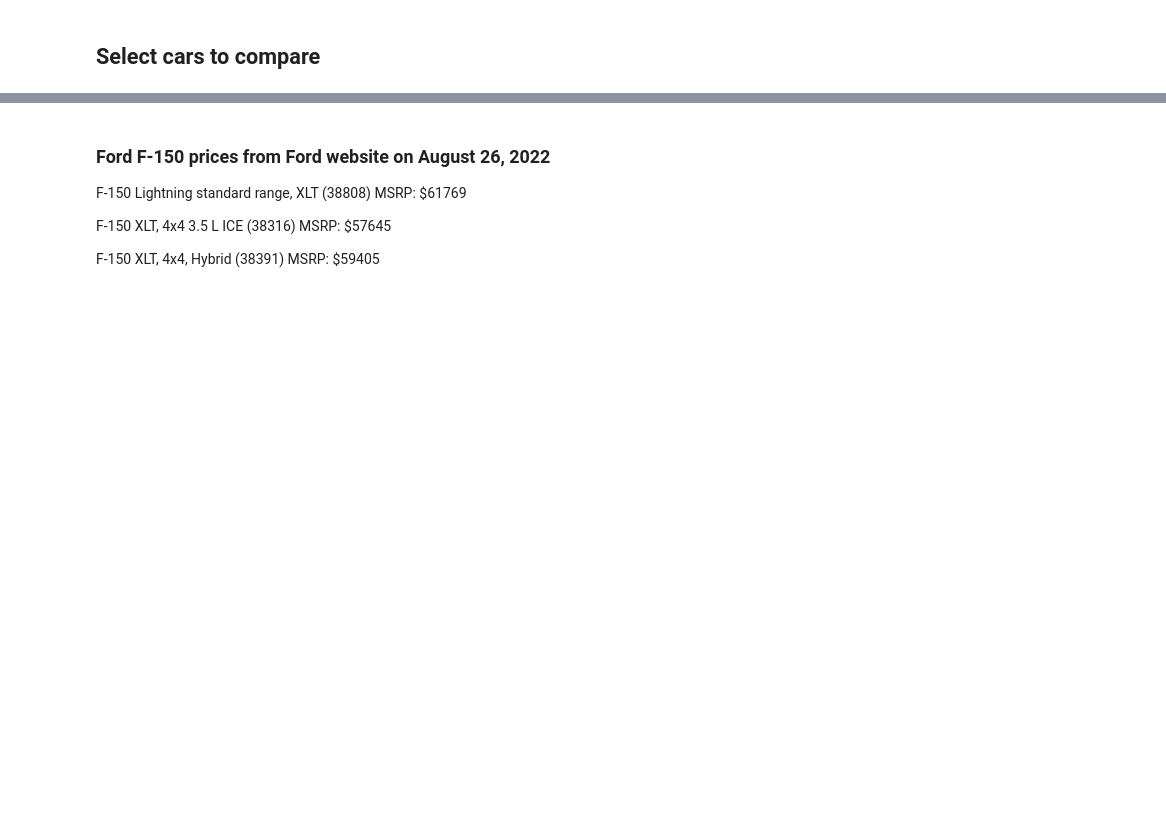
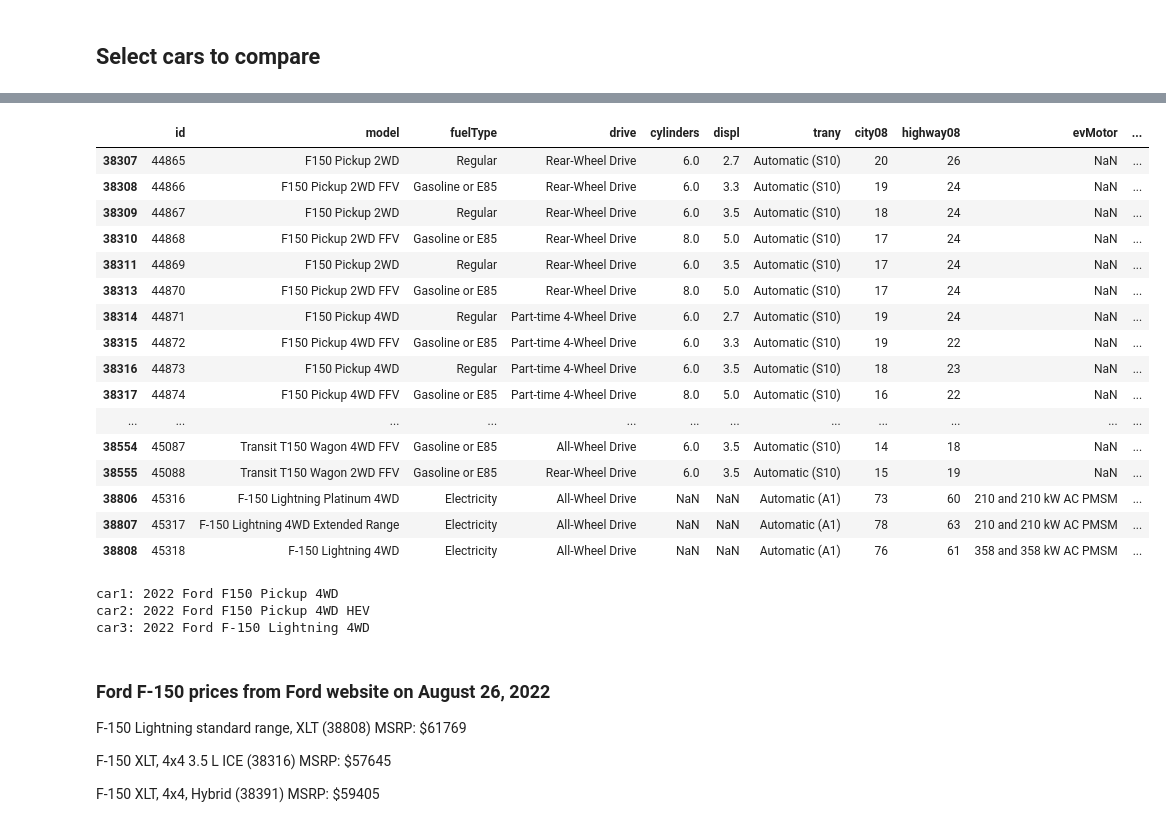
Before and after one commit to richardbradshaw/F-150-Fuel, a Jupyter notebook: F150_Analysis.ipynb, the cells around one changed output, grey strips where cells are left out. Saved outputs shown, nothing was run; the diff lists cells and outputs as text; code cells hidden in the pictures; blank space fills up the shorter version.

```diff
--- a/F150_Analysis.ipynb
+++ b/F150_Analysis.ipynb
@@ -125,3 +76,52 @@ select_car(2022, 'Ford', '150')
+# %%
+columns = ['id', 'model', 'fuelType', 'drive', 'cylinders', 'displ', 'trany', 'city08', 'highway08',
+                     'evMotor', 'rangeCity', 'rangeHwy']
+# %%
+cars[(cars['year'] == 2022) & (cars['make'] == 'Ford') & (cars['model'].str.contains('150'))][columns]
+# %% [output]
+|  | id | model | fuelType | drive | cylinders | displ | trany | city08 | highway08 | evMotor | ... |
+| 38307 | 44865 | F150 Pickup 2WD | Regular | Rear-Wheel Drive | 6.0 | 2.7 | Automatic (S10) | 20 | 26 | NaN | ... |
+| 38308 | 44866 | F150 Pickup 2WD FFV | Gasoline or E85 | Rear-Wheel Drive | 6.0 | 3.3 | Automatic (S10) | 19 | 24 | NaN | ... |
+| 38309 | 44867 | F150 Pickup 2WD | Regular | Rear-Wheel Drive | 6.0 | 3.5 | Automatic (S10) | 18 | 24 | NaN | ... |
+| 38310 | 44868 | F150 Pickup 2WD FFV | Gasoline or E85 | Rear-Wheel Drive | 8.0 | 5.0 | Automatic (S10) | 17 | 24 | NaN | ... |
+| 38311 | 44869 | F150 Pickup 2WD | Regular | Rear-Wheel Drive | 6.0 | 3.5 | Automatic (S10) | 17 | 24 | NaN | ... |
+| 38313 | 44870 | F150 Pickup 2WD FFV | Gasoline or E85 | Rear-Wheel Drive | 8.0 | 5.0 | Automatic (S10) | 17 | 24 | NaN | ... |
+| 38314 | 44871 | F150 Pickup 4WD | Regular | Part-time 4-Wheel Drive | 6.0 | 2.7 | Automatic (S10) | 19 | 24 | NaN | ... |
+| 38315 | 44872 | F150 Pickup 4WD FFV | Gasoline or E85 | Part-time 4-Wheel Drive | 6.0 | 3.3 | Automatic (S10) | 19 | 22 | NaN | ... |
+| 38316 | 44873 | F150 Pickup 4WD | Regular | Part-time 4-Wheel Drive | 6.0 | 3.5 | Automatic (S10) | 18 | 23 | NaN | ... |
+| 38317 | 44874 | F150 Pickup 4WD FFV | Gasoline or E85 | Part-time 4-Wheel Drive | 8.0 | 5.0 | Automatic (S10) | 16 | 22 | NaN | ... |
+| ... | ... | ... | ... | ... | ... | ... | ... | ... | ... | ... | ... |
+| 38554 | 45087 | Transit T150 Wagon 4WD FFV | Gasoline or E85 | All-Wheel Drive | 6.0 | 3.5 | Automatic (S10) | 14 | 18 | NaN | ... |
+| 38555 | 45088 | Transit T150 Wagon 2WD FFV | Gasoline or E85 | Rear-Wheel Drive | 6.0 | 3.5 | Automatic (S10) | 15 | 19 | NaN | ... |
+| 38806 | 45316 | F-150 Lightning Platinum 4WD | Electricity | All-Wheel Drive | NaN | NaN | Automatic (A1) | 73 | 60 | 210 and 210 kW AC PMSM | ... |
+| 38807 | 45317 | F-150 Lightning 4WD Extended Range | Electricity | All-Wheel Drive | NaN | NaN | Automatic (A1) | 78 | 63 | 210 and 210 kW AC PMSM | ... |
+| 38808 | 45318 | F-150 Lightning 4WD | Electricity | All-Wheel Drive | NaN | NaN | Automatic (A1) | 76 | 61 | 358 and 358 kW AC PMSM | ... |
+# %%
+# Select cars from the cars database using their ID values
+
+# Gas
+car1_id = 44873
+# Hybrid
+car2_id = 44940
+# Electric
+car3_id = 45318
+
+car1 = cars[cars['id'] == car1_id].iloc[0]
+car2 = cars[cars['id'] == car2_id].iloc[0]
+car3 = cars[cars['id'] == car3_id].iloc[0]
+
+# Get vehicle names
+car1_name = str(car1['year']) + ' ' + car1['make'] + ' ' + car1['model']
+car2_name = str(car2['year']) + ' ' + car2['make'] + ' ' + car2['model']
+car3_name = str(car3['year']) + ' ' + car3['make'] + ' ' + car3['model']
+
+print(f'car1: {car1_name}')
+print(f'car2: {car2_name}')
+print(f'car3: {car3_name}')
+# %% [output]
+car1: 2022 Ford F150 Pickup 4WD
+car2: 2022 Ford F150 Pickup 4WD HEV
+car3: 2022 Ford F-150 Lightning 4WD
 # %% [markdown]
 ### Ford F-150 prices from Ford website on August 26, 2022
 F-150 Lightning standard range, XLT (38808) MSRP: $61769
```
Also changed, not shown: parts of 27 cells of this notebook.
